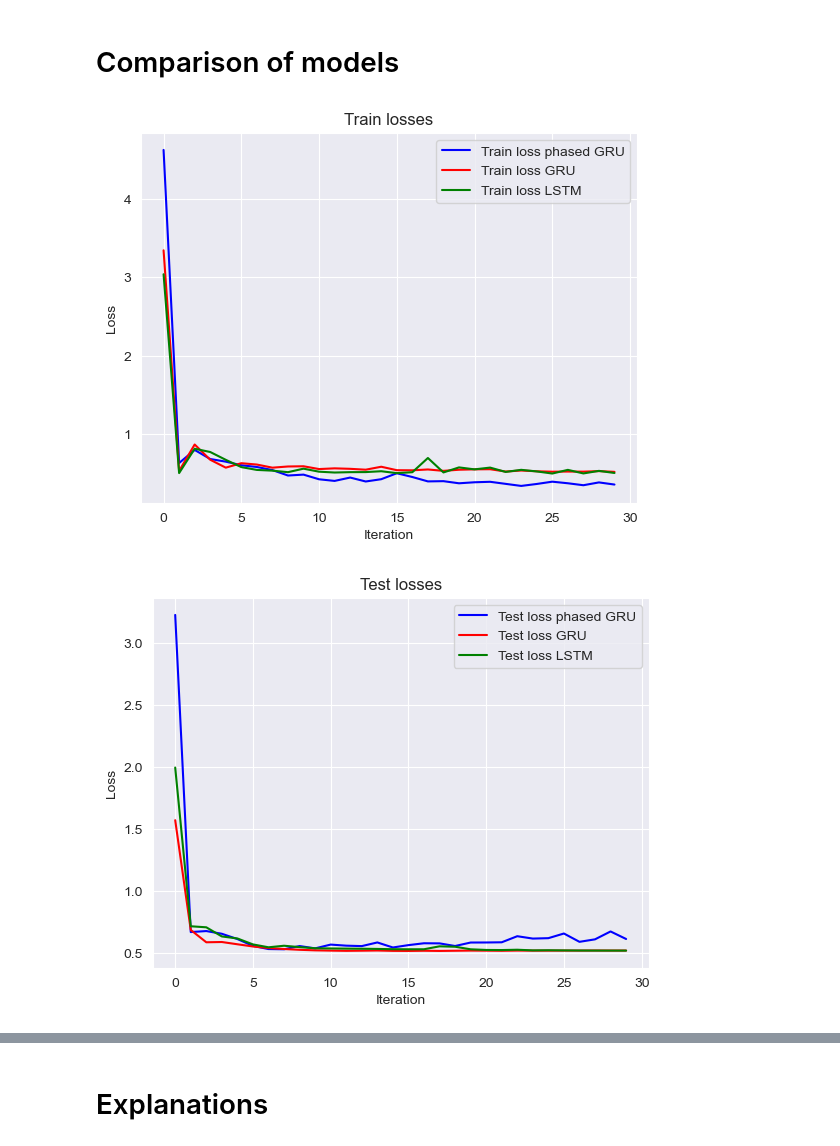
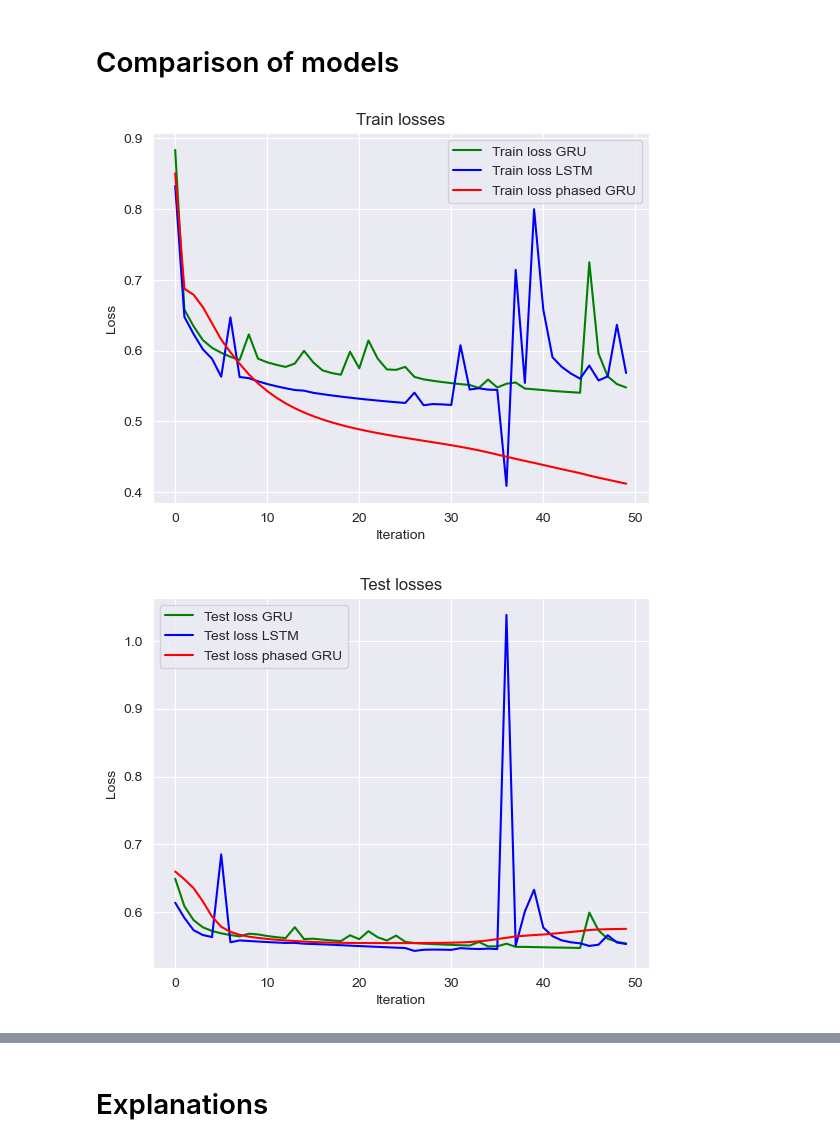
Before and after one commit to leooniiie/Thesis-marketing-attribution, a Jupyter notebook: phased_Gru.ipynb, the cells around one changed output, grey strips where cells are left out. Saved outputs shown, nothing was run; the diff lists cells and outputs as text; code cells hidden in the pictures.

Commit message:
some more improvements, timegate for each layer

```diff
--- a/phased_Gru.ipynb
+++ b/phased_Gru.ipynb
@@ -21,18 +21,18 @@ random.seed(246)
 from Preparation import *
 df, cols = prep_data()
 # %%
-split_train_ratio = 0.6
+split_train_ratio = 0.8 #
 max_journ_len = 16 #as specified in prep_data.jpynb
 # Changeable Hyperparameters
-num_epochs = 30
-lr = 0.01
-batch_size = 128
-layer1size = 64
-layer2size = 64
+num_epochs = 50
+lr = 0.001
+batch_size = 20
+layer1size = 12
+layer2size = 12
 loss = 'sparse_categorical_crossentropy'
 #'mean_squared_error'
 # 'binary_crossentropy'
-# 'sparse_categorical_crossentropy'
+# 'sparse_categorical_crossentropy' the most useful loss for this task
 # %%
 # Dividing the dataset into test and training data
 journeys = df['journey_id'].unique()
@@ -281,29 +282,29 @@ plt.show()
 # %% [markdown]
 # Comparison of models
 # %%
-plt.plot(loss_history_phasedGRU.train_losses, '-b', label='Train loss phased GRU')
-plt.plot(loss_history_GRU.train_losses, '-r', label='Train loss GRU')
-plt.plot(loss_history_LSTM.train_losses, '-g', label='Train loss LSTM')
+plt.plot(loss_history_GRU.train_losses, '-g', label='Train loss GRU')
+plt.plot(loss_history_LSTM.train_losses, '-b', label='Train loss LSTM')
+plt.plot(loss_history_phasedGRU.train_losses, '-r', label='Train loss phased GRU')
 plt.legend(loc=0)
 plt.title('Train losses')
 plt.xlabel('Iteration')
 plt.ylabel('Loss')
 plt.savefig('TrainingLosses_lossfct{}_lr{}_bs{}_l1s{}_l2s{}.png'.format(loss,lr,batch_size,layer1size,layer2size))
 plt.show()
 # %% [output]
-[figure, old version]
+[figure, new version]
 # %%
-plt.plot(loss_history_phasedGRU.test_losses, '-b', label='Test loss phased GRU')
-plt.plot(loss_history_GRU.test_losses, '-r', label='Test loss GRU')
-plt.plot(loss_history_LSTM.test_losses, '-g', label='Test loss LSTM')
+plt.plot(loss_history_GRU.test_losses, '-g', label='Test loss GRU')
+plt.plot(loss_history_LSTM.test_losses, '-b', label='Test loss LSTM')
+plt.plot(loss_history_phasedGRU.test_losses, '-r', label='Test loss phased GRU')
 plt.legend(loc=0)
 plt.title('Test losses')
 plt.xlabel('Iteration')
 plt.ylabel('Loss')
-#plt.show()
 plt.savefig('TestLosses_lossfct{}_lr{}_bs{}_l1s{}_l2s{}.png'.format(loss,lr,batch_size,layer1size,layer2size))
+plt.show()
 # %% [output]
-[figure, old version]
+[figure, new version]
 # %%
 modelGRU.summary()
 # %% [output]
```
Also changed, not shown: parts of 41 cells of this notebook, 3 other files.
